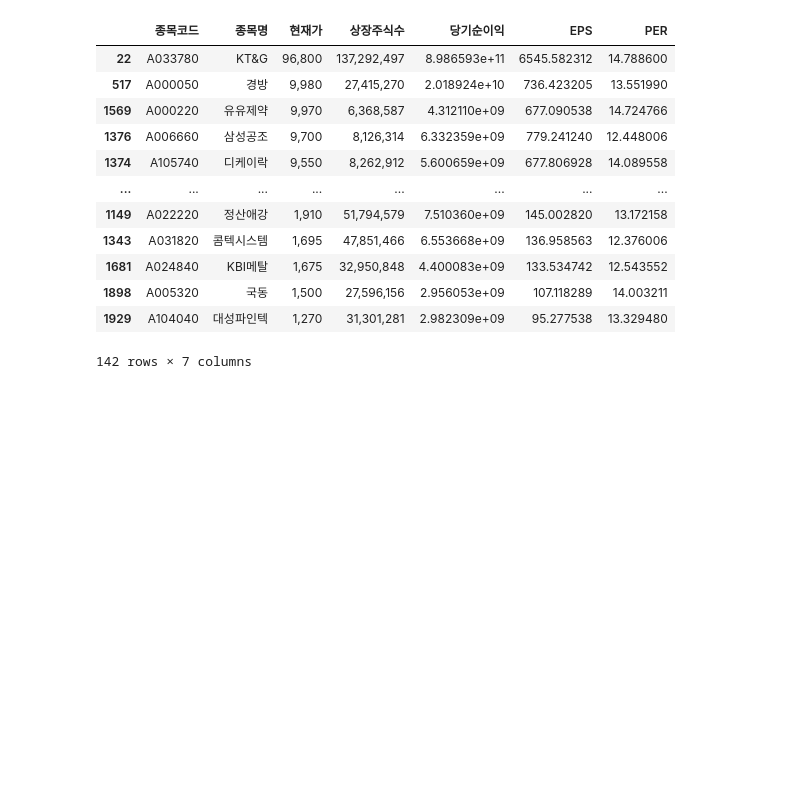
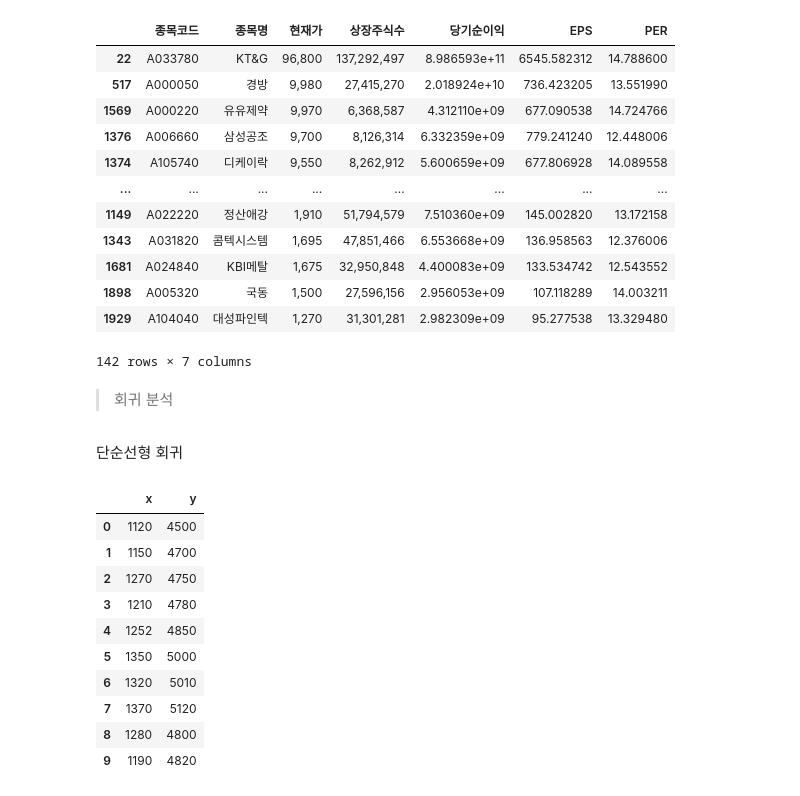
Before and after one commit to agulamin/stock-trading, a Jupyter notebook: notebooks/kym_test.ipynb, the cells around one changed output. Saved outputs shown, nothing was run; the diff lists cells and outputs as text; code cells hidden in the pictures; blank space fills up the shorter version.

```diff
--- a/notebooks/kym_test.ipynb
+++ b/notebooks/kym_test.ipynb
@@ -354,3 +354,7 @@ corp_filter.sort_values(by=['현재가','PER','EPS',], ascending=False)
 | 1898 | A005320 | 국동 | 1,500 | 27,596,156 | 2.956053e+09 | 107.118289 | 14.003211 |
 | 1929 | A104040 | 대성파인텍 | 1,270 | 31,301,281 | 2.982309e+09 | 95.277538 | 13.329480 |
 142 rows × 7 columns
+# %% [markdown]
+> 회귀 분석
+# %% [markdown]
+단순선형 회귀
@@ -356,0 +372,14 @@ corp_filter.sort_values(by=['현재가','PER','EPS',], ascending=False)
+# %%
+df = pd.DataFrame.from_dict(data);df
+# %% [output]
+|  | x | y |
+| 0 | 1120 | 4500 |
+| 1 | 1150 | 4700 |
+| 2 | 1270 | 4750 |
+| 3 | 1210 | 4780 |
+| 4 | 1252 | 4850 |
+| 5 | 1350 | 5000 |
+| 6 | 1320 | 5010 |
+| 7 | 1370 | 5120 |
+| 8 | 1280 | 4800 |
+| 9 | 1190 | 4820 |
```
Also changed, not shown: parts of 19 cells of this notebook.
